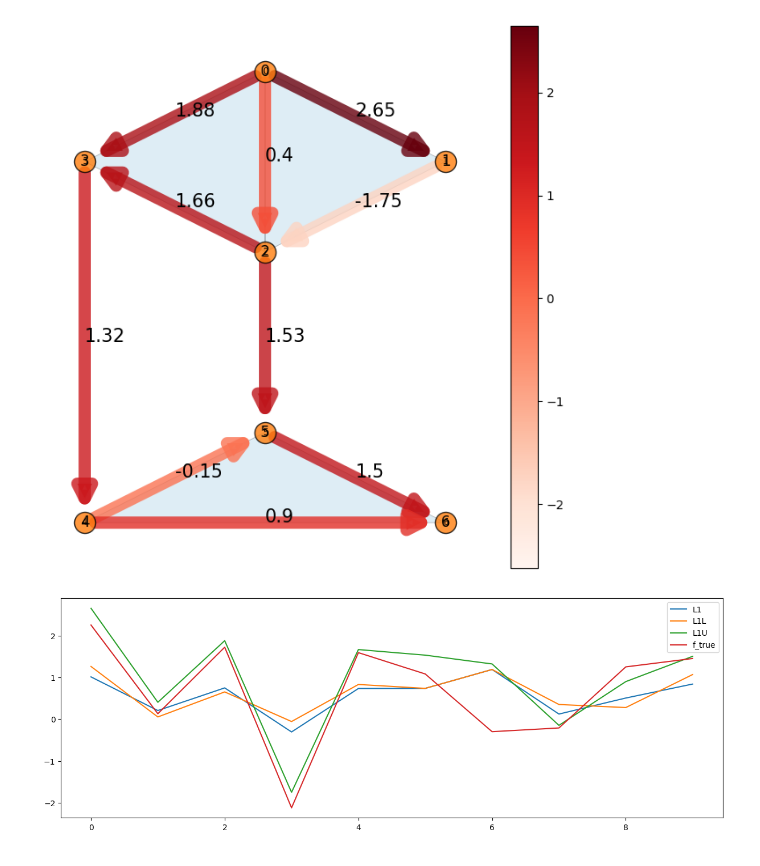
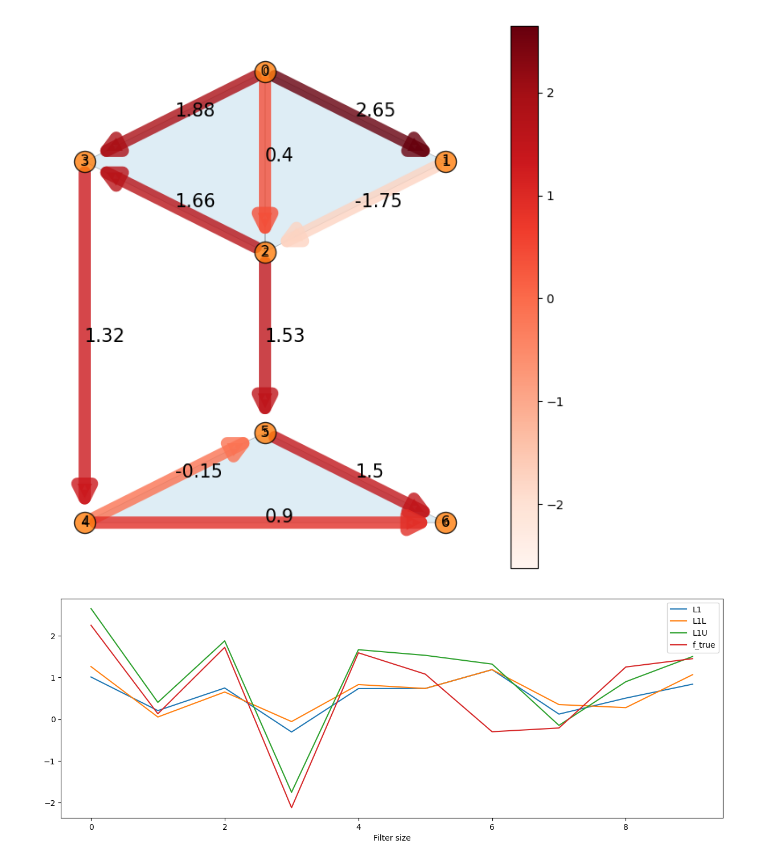
Before and after one commit to irtazahashmi/pytspl, a Jupyter notebook: notebooks/edge_flow_denoising.ipynb, the cells around one changed output. Saved outputs shown, nothing was run; the diff lists cells and outputs as text; code cells hidden in the pictures.

Commit message:
Tested grid-based filter design.

```diff
--- a/notebooks/edge_flow_denoising.ipynb
+++ b/notebooks/edge_flow_denoising.ipynb
@@ -104,15 +105,16 @@ Error 0.40961589921445996
 # %%
 # plot frequency response
 
 import matplotlib.pyplot as plt
 
 plt.figure(figsize=(15, 5))
 
 plt.plot(range(len(f_est_L1)), f_est_L1, label="L1")
 plt.plot(range(len(f_est_L1)), f_est_L1L, label="L1L")
 plt.plot(range(len(f_est_L1)), f_est_L1U, label="L1U")
 plt.plot(range(len(f_est_L1)), f0, label="f_true")
+plt.xlabel("Filter size")
 plt.legend()
 plt.show()
 # %% [output]
-[figure, old version]
+[figure, new version]
```
Also changed, not shown: parts of 3 cells of this notebook, 11 other files.
